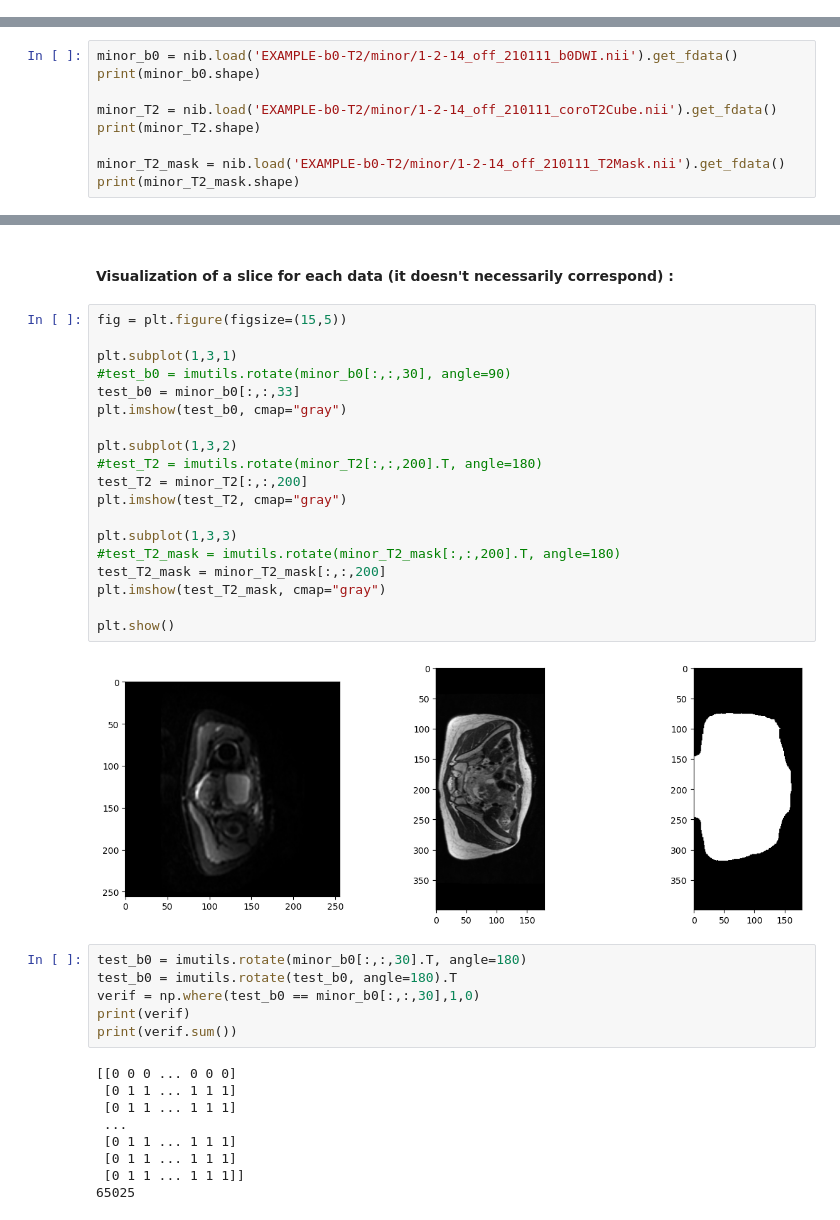
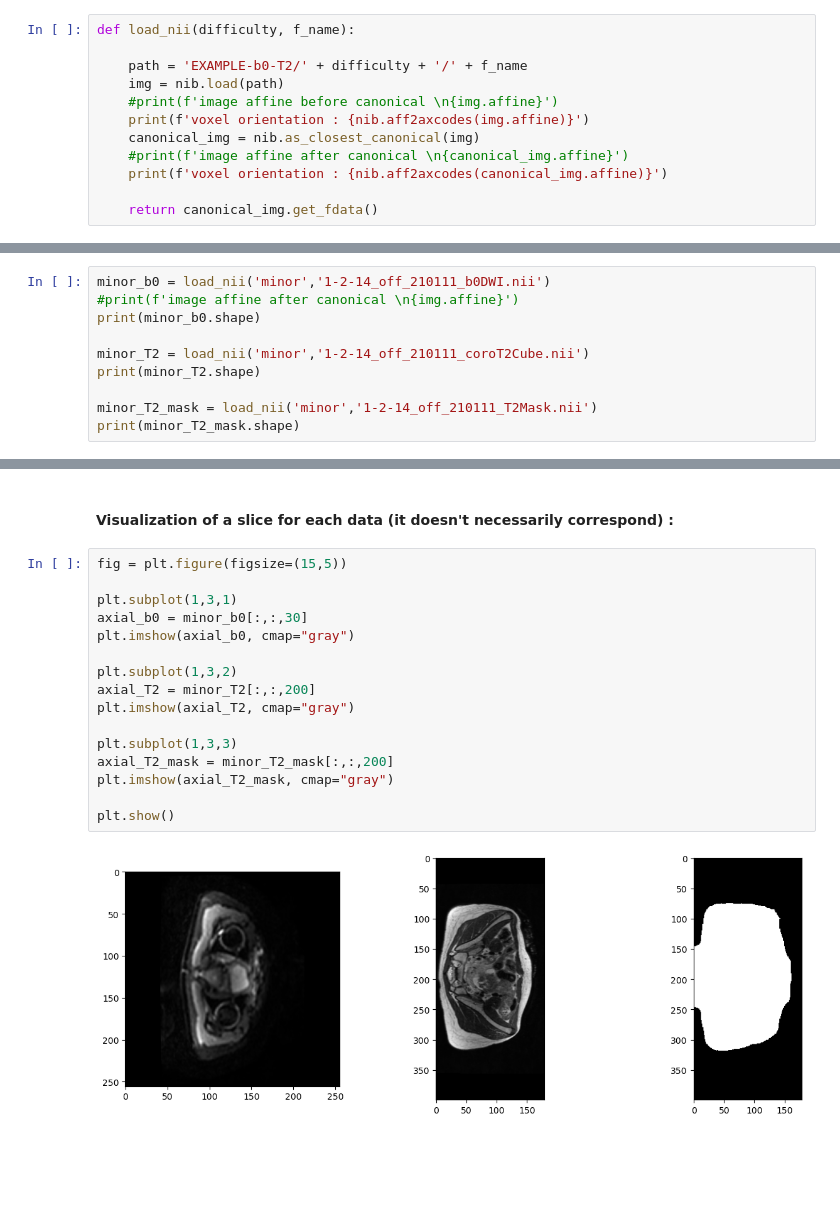
Before and after one commit to CharlineCuraut/Registration_IRM_T2_DWI_b0, a Jupyter notebook: registration_IRM_T2_DWI_b0.ipynb, the cells around one changed output, grey strips where cells are left out. Saved outputs shown, nothing was run; the diff lists cells and outputs as text; blank space fills up the shorter version.

```diff
--- a/registration_IRM_T2_DWI_b0.ipynb
+++ b/registration_IRM_T2_DWI_b0.ipynb
@@ -12,2 +12,14 @@ import imutils
+# %%
+def load_nii(difficulty, f_name):
+
+    path = 'EXAMPLE-b0-T2/' + difficulty + '/' + f_name
+    img = nib.load(path)
+    #print(f'image affine before canonical \n{img.affine}')
+    print(f'voxel orientation : {nib.aff2axcodes(img.affine)}')
+    canonical_img = nib.as_closest_canonical(img)
+    #print(f'image affine after canonical \n{canonical_img.affine}')
+    print(f'voxel orientation : {nib.aff2axcodes(canonical_img.affine)}')
+
+    return canonical_img.get_fdata()
 # %% [markdown]
 ### Manipulation of data to get familiarized
@@ -14,10 +28,11 @@ import imutils
 # %%
-minor_b0 = nib.load('EXAMPLE-b0-T2/minor/1-2-14_off_210111_b0DWI.nii').get_fdata()
+minor_b0 = load_nii('minor','1-2-14_off_210111_b0DWI.nii')
+#print(f'image affine after canonical \n{img.affine}')
 print(minor_b0.shape)
 
-minor_T2 = nib.load('EXAMPLE-b0-T2/minor/1-2-14_off_210111_coroT2Cube.nii').get_fdata()
+minor_T2 = load_nii('minor','1-2-14_off_210111_coroT2Cube.nii')
 print(minor_T2.shape)
 
-minor_T2_mask = nib.load('EXAMPLE-b0-T2/minor/1-2-14_off_210111_T2Mask.nii').get_fdata()
+minor_T2_mask = load_nii('minor','1-2-14_off_210111_T2Mask.nii')
 print(minor_T2_mask.shape)
 # %% [output]
@@ -29,36 +50,18 @@ print(minor_T2_mask.shape)
 # %%
 fig = plt.figure(figsize=(15,5))
 
 plt.subplot(1,3,1)
-#test_b0 = imutils.rotate(minor_b0[:,:,30], angle=90)
-test_b0 = minor_b0[:,:,33]
-plt.imshow(test_b0, cmap="gray")
+axial_b0 = minor_b0[:,:,30]
+plt.imshow(axial_b0, cmap="gray")
 
 plt.subplot(1,3,2)
-#test_T2 = imutils.rotate(minor_T2[:,:,200].T, angle=180)
-test_T2 = minor_T2[:,:,200]
-plt.imshow(test_T2, cmap="gray")
+axial_T2 = minor_T2[:,:,200]
+plt.imshow(axial_T2, cmap="gray")
 
 plt.subplot(1,3,3)
-#test_T2_mask = imutils.rotate(minor_T2_mask[:,:,200].T, angle=180)
-test_T2_mask = minor_T2_mask[:,:,200]
-plt.imshow(test_T2_mask, cmap="gray")
+axial_T2_mask = minor_T2_mask[:,:,200]
+plt.imshow(axial_T2_mask, cmap="gray")
 
 plt.show()
 # %% [output]
-[figure, old version]
+[figure, new version]
-# %%
-test_b0 = imutils.rotate(minor_b0[:,:,30].T, angle=180)
-test_b0 = imutils.rotate(test_b0, angle=180).T
-verif = np.where(test_b0 == minor_b0[:,:,30],1,0)
-print(verif)
-print(verif.sum())
-# %% [output]
-[[0 0 0 ... 0 0 0]
- [0 1 1 ... 1 1 1]
- [0 1 1 ... 1 1 1]
- ...
- [0 1 1 ... 1 1 1]
- [0 1 1 ... 1 1 1]
- [0 1 1 ... 1 1 1]]
-65025
```
Also changed, not shown: parts of 15 cells of this notebook.
